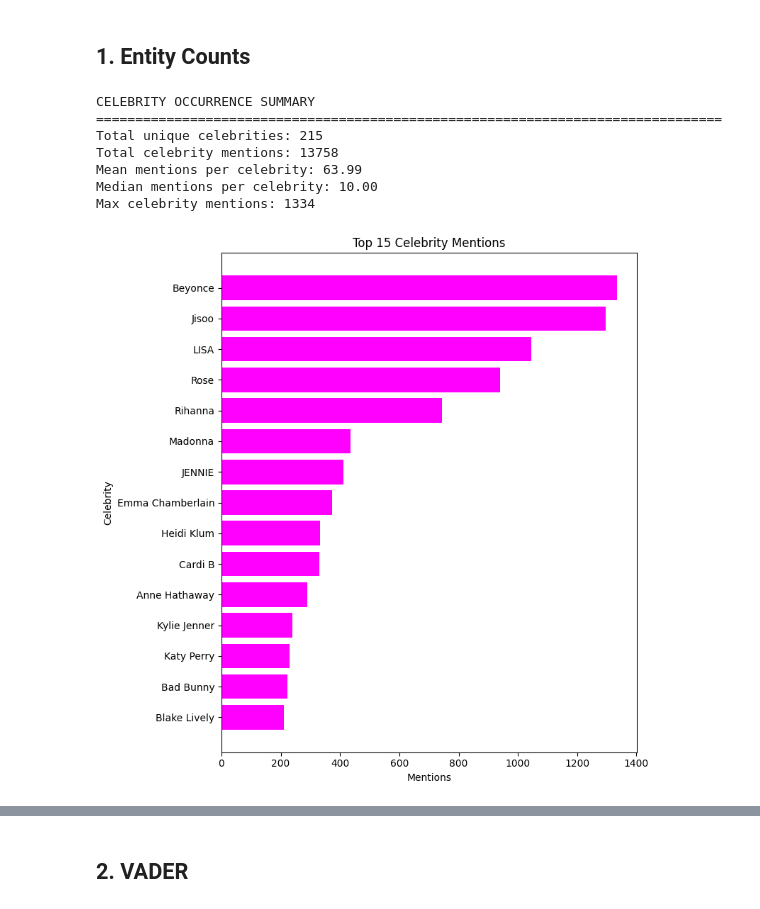
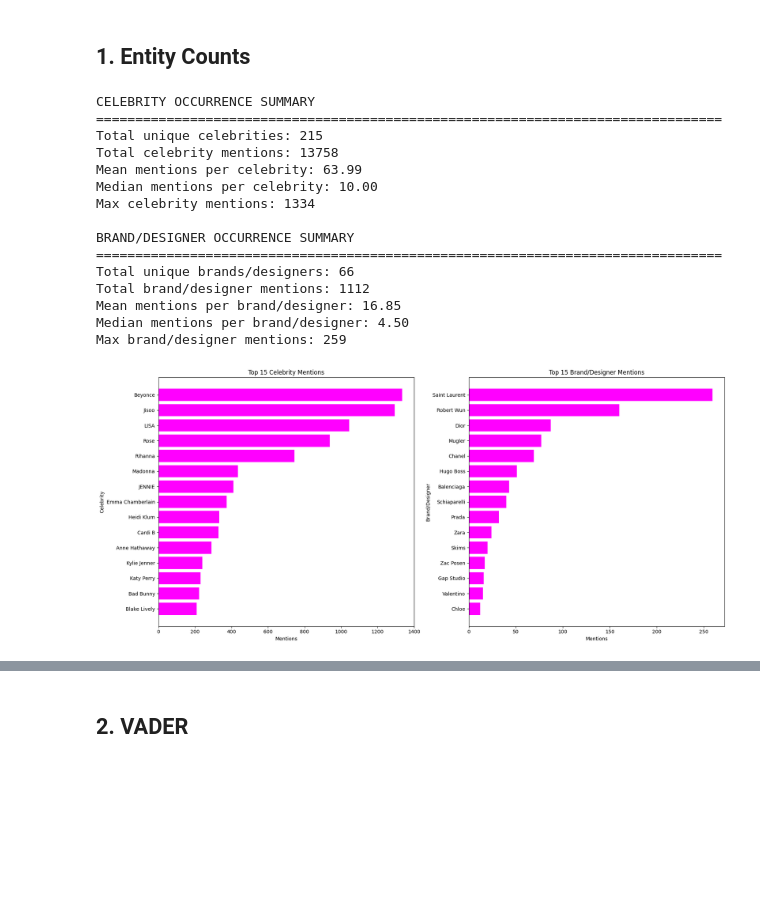
Before and after one commit to gnol-123/Network-Analysis-Project, a Jupyter notebook: notebooks/03_sentiment_analysis.ipynb, the cells around one changed output, grey strips where cells are left out. Drawn from its saved outputs; the diff is of its cells as text; code cells hidden in the pictures; blank space fills up the shorter version.

```diff
--- a/notebooks/03_sentiment_analysis.ipynb
+++ b/notebooks/03_sentiment_analysis.ipynb
@@ -115,30 +115,61 @@ celeb_summary = get_entity_summary(celeb_occurrence_counter)
 brand_summary = get_entity_summary(brand_occurrence_counter)
 # %%
 
-# Celebrity Summary
+# Celebrity & Brand/Designer Summary
 print("CELEBRITY OCCURRENCE SUMMARY")
 print("=" * 80)
 print(f"Total unique celebrities: {celeb_summary['total_unique']}")
 print(f"Total celebrity mentions: {celeb_summary['total_mentions']}")
 print(f"Mean mentions per celebrity: {celeb_summary['mean_mentions']:.2f}")
 print(f"Median mentions per celebrity: {celeb_summary['median_mentions']:.2f}")
 print(f"Max celebrity mentions: {celeb_summary['max_mentions']}")
+print()
+print("BRAND/DESIGNER OCCURRENCE SUMMARY")
+print("=" * 80)
+print(f"Total unique brands/designers: {brand_summary['total_unique']}")
+print(f"Total brand/designer mentions: {brand_summary['total_mentions']}")
+print(f"Mean mentions per brand/designer: {brand_summary['mean_mentions']:.2f}")
+print(f"Median mentions per brand/designer: {brand_summary['median_mentions']:.2f}")
+print(f"Max brand/designer mentions: {brand_summary['max_mentions']}")
+print()
 
-fig_celeb, ax_celeb = plt.subplots(figsize=(8, 8))
+# Prepare data for plots
 top_celeb_mentions = sorted(celeb_occurrence_counter.items(), key=lambda item: item[1], reverse=True)[:TOP_ENTITY_COUNT]
 top_celeb_mentions = list(reversed(top_celeb_mentions))
+top_brand_mentions = sorted(brand_occurrence_counter.items(), key=lambda item: item[1], reverse=True)[:TOP_ENTITY_COUNT]
+top_brand_mentions = list(reversed(top_brand_mentions))
+
+# Make side by side plots
+fig, (ax_celeb, ax_brand) = plt.subplots(1, 2, figsize=(18, 8), sharey=False)
+
+# Celebrity plot
 ax_celeb.barh([item[0] for item in top_celeb_mentions], [item[1] for item in top_celeb_mentions], color=SENTIMENT_FREE_COLOR)
 ax_celeb.set_title(f"Top {TOP_ENTITY_COUNT} Celebrity Mentions")
 ax_celeb.set_xlabel("Mentions")
 ax_celeb.set_ylabel("Celebrity")
+
+# Brand/Designer plot
+ax_brand.barh([item[0] for item in top_brand_mentions], [item[1] for item in top_brand_mentions], color=SENTIMENT_FREE_COLOR)
+ax_brand.set_title(f"Top {TOP_ENTITY_COUNT} Brand/Designer Mentions")
+ax_brand.set_xlabel("Mentions")
+ax_brand.set_ylabel("Brand/Designer")
+
 plt.tight_layout()
 plt.show()
 # %% [output]
 CELEBRITY OCCURRENCE SUMMARY
 ================================================================================
 Total unique celebrities: 215
 Total celebrity mentions: 13758
 Mean mentions per celebrity: 63.99
 Median mentions per celebrity: 10.00
 Max celebrity mentions: 1334
+
+BRAND/DESIGNER OCCURRENCE SUMMARY
+================================================================================
+Total unique brands/designers: 66
+Total brand/designer mentions: 1112
+Mean mentions per brand/designer: 16.85
+Median mentions per brand/designer: 4.50
+Max brand/designer mentions: 259
-[figure, old version]
+[figure, new version]
```
Also changed, not shown: parts of 10 cells of this notebook, 2 other files.
